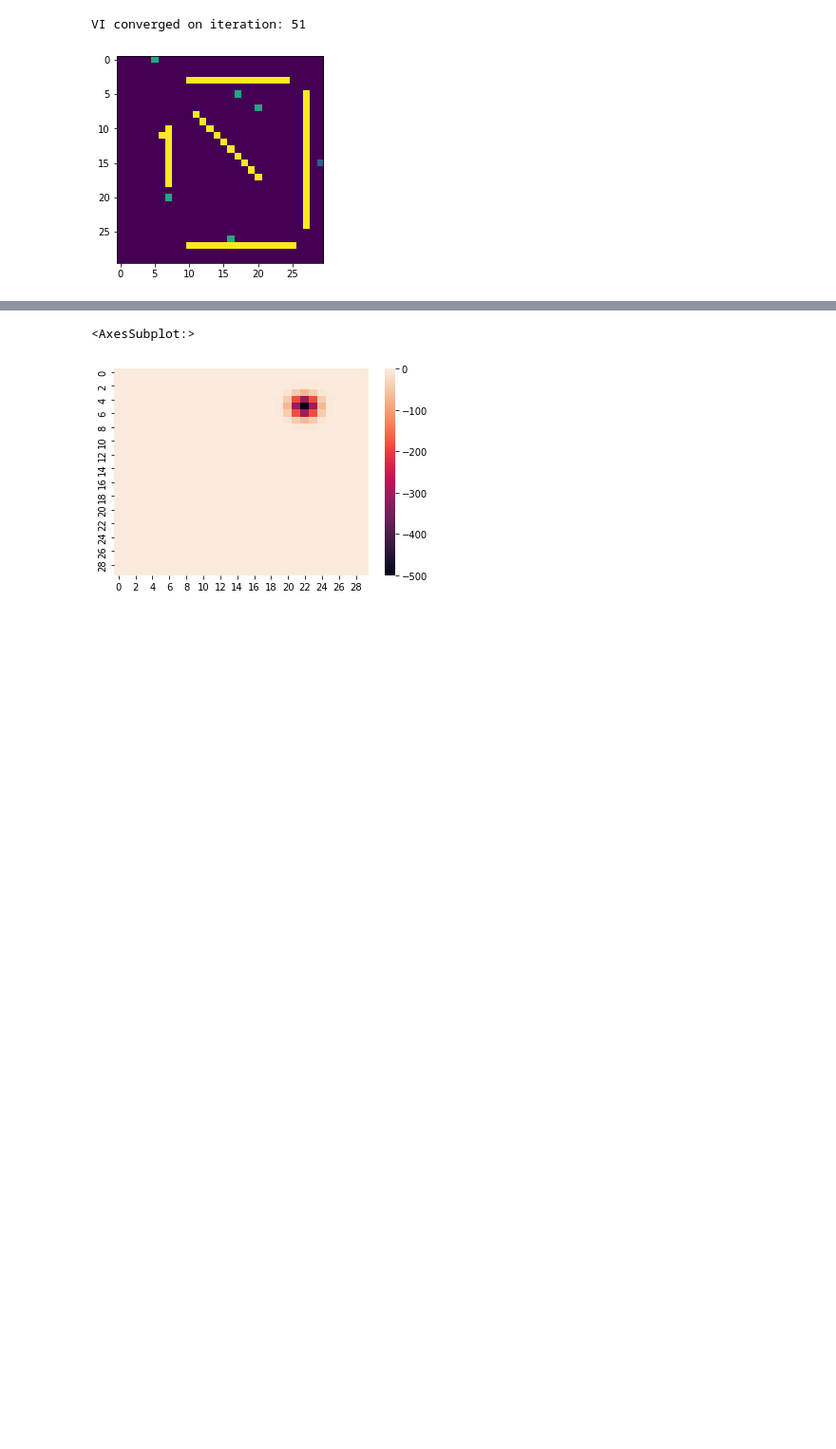
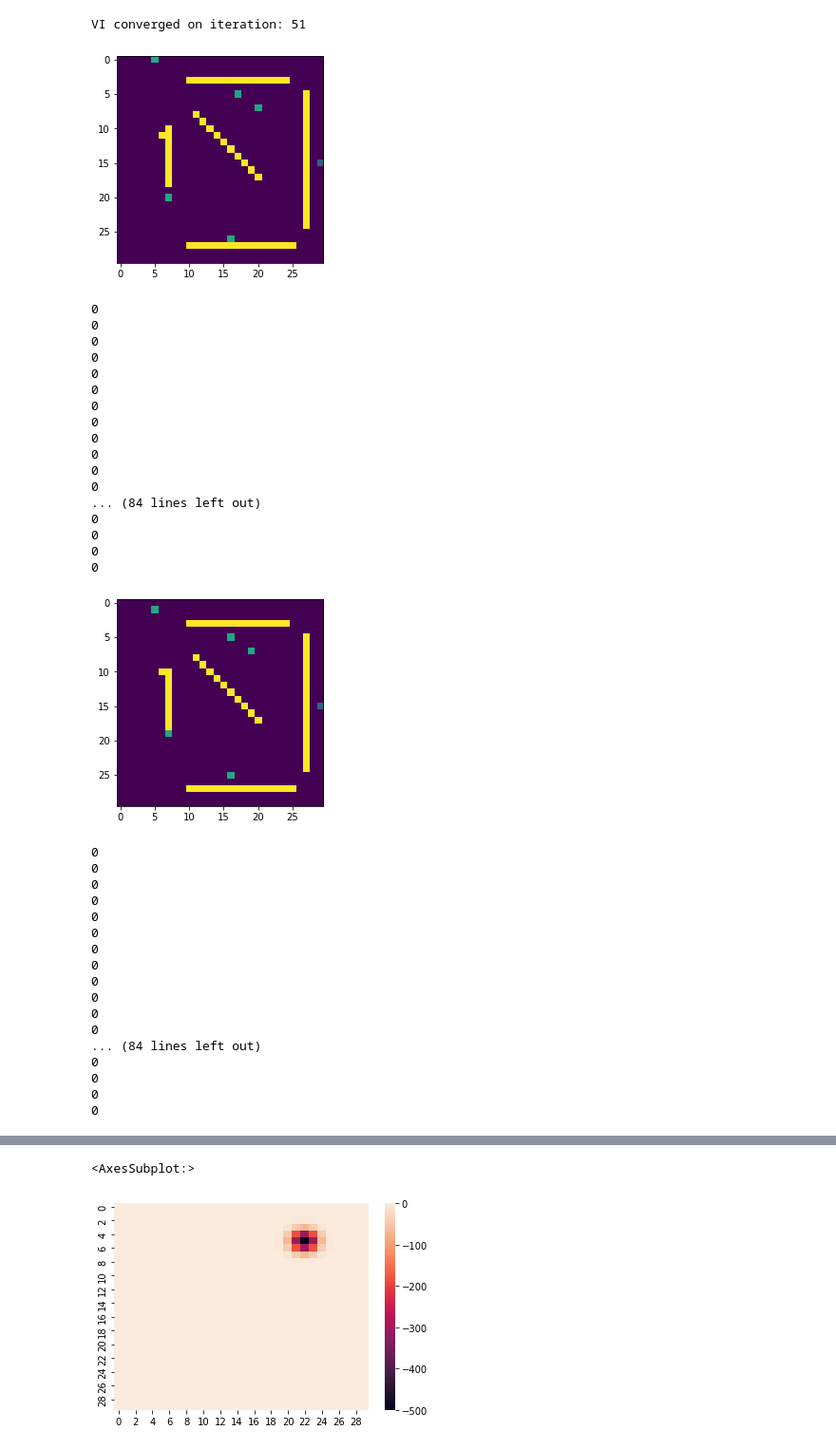
Before and after one commit to KonstantinPakulev/PA_Project, a Jupyter notebook: visualizations.ipynb, the cells around one changed output, grey strips where cells are left out. Shown: that part at 95% size. Saved outputs shown, nothing was run; the diff lists cells and outputs as text; code cells hidden in the pictures; blank space fills up the shorter version.

```diff
--- a/visualizations.ipynb
+++ b/visualizations.ipynb
@@ -10,27 +11,63 @@ from agents.vi_escaper import VIEscaper, MaskedVIEscaper
 from agents.pursuer import Pursuer
 # %%
-env = Environment()
+env = Environment.from_file()
 
 e_start_state = np.array([11, 6])
 end_state = np.array([15, 29])
 
 # escaper = MaskedVIEscaper(e_start_state, end_state, env, 1.0)
 # escaper = VIEscaper(e_start_state, end_state, env)
-escaper = MDPEscaper(e_start_state, end_state, env, 20)
+# escaper = MDPEscaper(e_start_state, end_state, env, 20)
+escaper = MCTSEscaper(e_start_state, end_state, env)
 
 agents = [escaper]
 
 p_start_states = [np.array([7, 20]),
                   np.array([5, 17]),
                   np.array([0, 5]),
                   np.array([20, 7]),
                   np.array([26, 16])]
 
 for p_ss in p_start_states:
     agents.append(Pursuer(p_ss, env))
 
-env.run(agents, end_state, 0)
+env.run_and_visualize(agents, end_state, 10)
 # 13
 # %% [output]
 VI converged on iteration: 51
 [figure]
+0
+0
+0
+0
+0
+0
+0
+0
+0
+0
+0
+0
+... (84 lines left out)
+0
+0
+0
+0
+[figure, added]
+0
+0
+0
+0
+0
+0
+0
+0
+0
+0
+0
+0
+... (84 lines left out)
+0
+0
+0
+0
```
Also changed, not shown: parts of 14 cells of this notebook, 4 other files.
